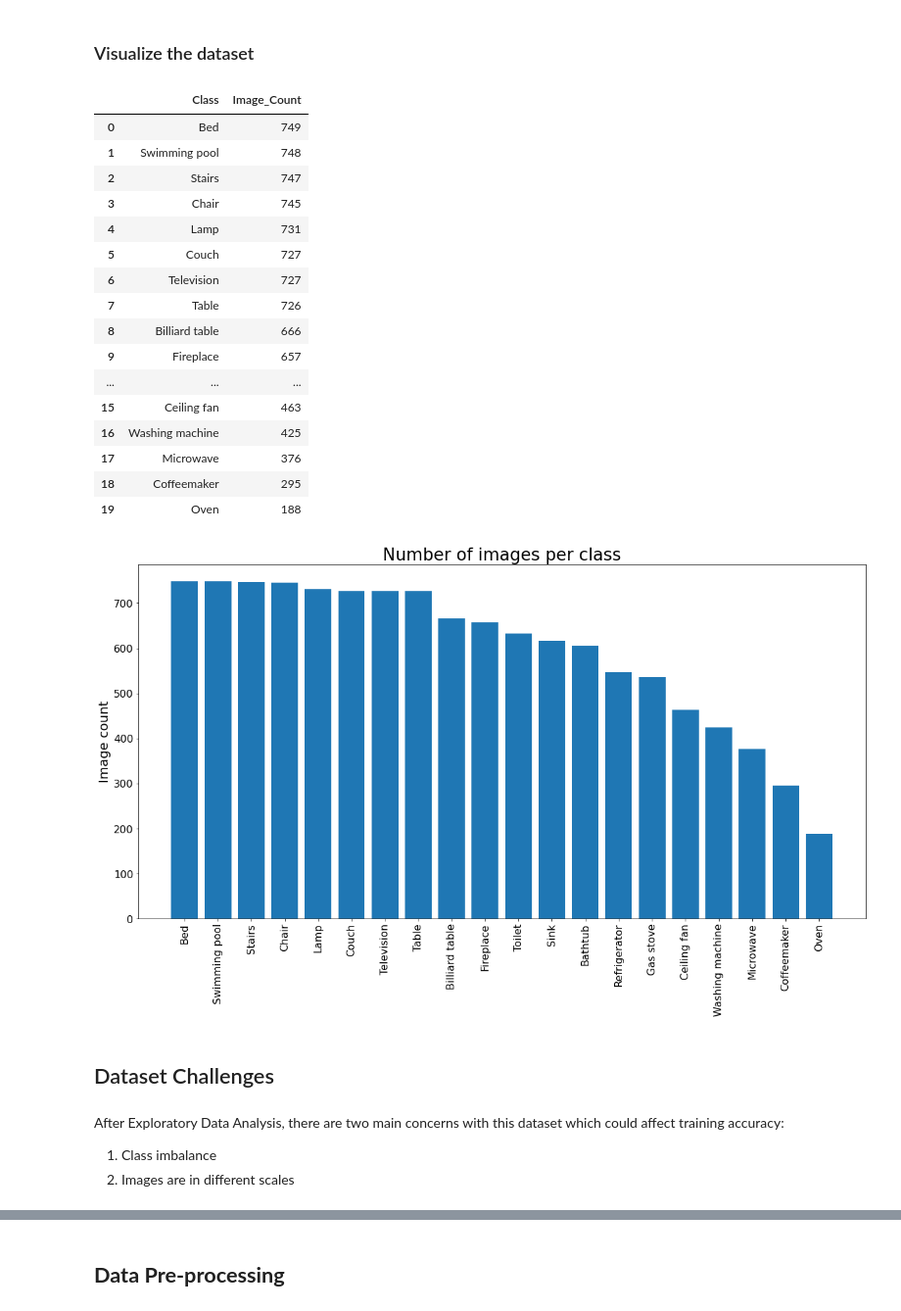
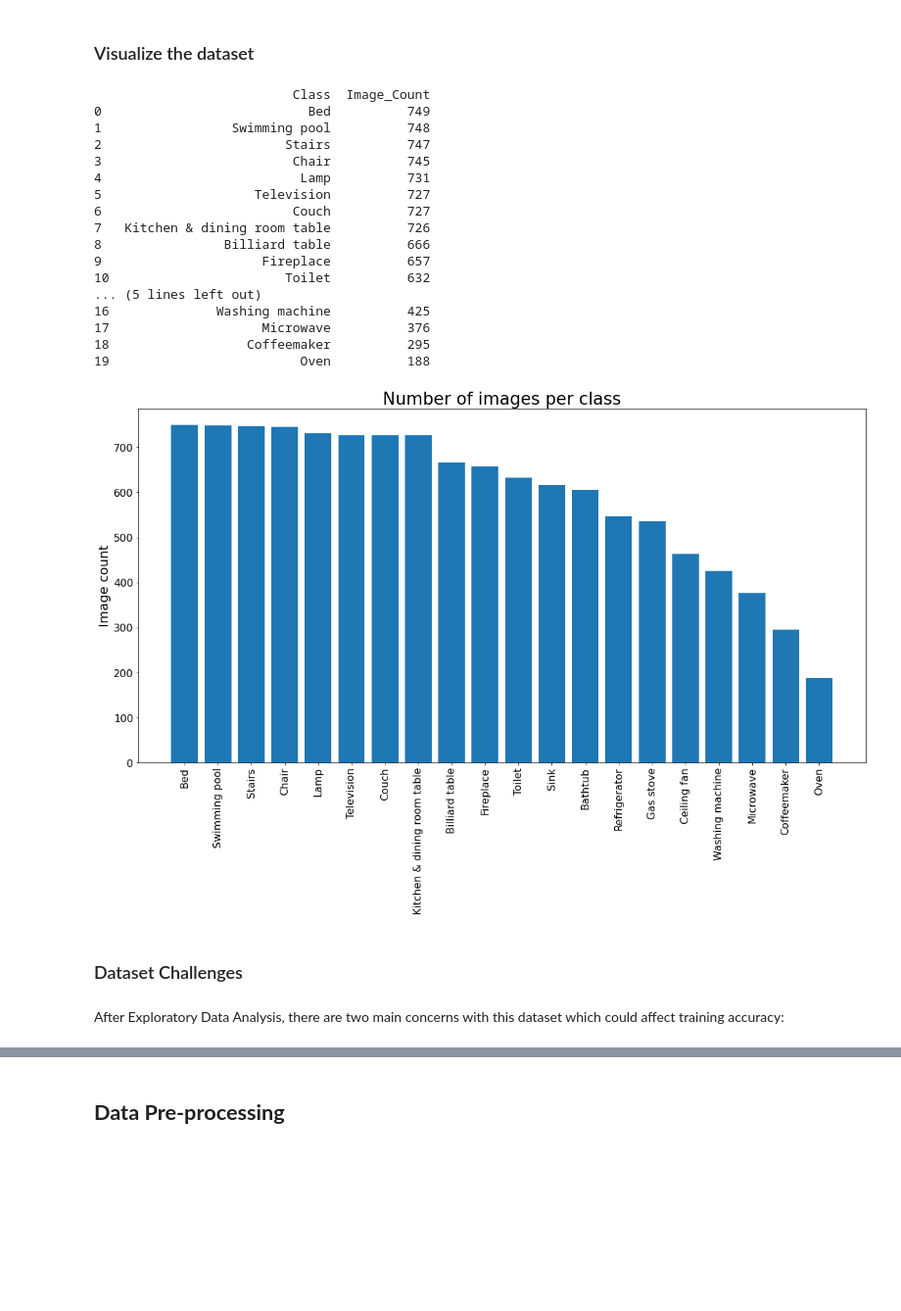
Before and after one commit to jordandarbyshire/amenity_detection, a Jupyter notebook: amenity_detection.ipynb, the cells around one changed output, grey strips where cells are left out. Shown at 98% size. Saved outputs shown, nothing was run; the diff lists cells and outputs as text; code cells hidden in the pictures; blank space fills up the shorter version.

```diff
--- a/amenity_detection.ipynb
+++ b/amenity_detection.ipynb
@@ -140,25 +123,2 @@ image_files
 # %% [markdown]
 ### Visualize the dataset
-# %%
-# This code will read the images from the Dataset folder, put them into a dictionary
-# Used code from https://stackoverflow.com/questions/62114998/python-make-dictionary-with-folder-names-as-key-and-file-names-as-values
-
-import fnmatch
-from collections import defaultdict
-
-train_dict=defaultdict(set)
-for path,dirs,files in os.walk("Dataset"):
-   for f in fnmatch.filter(files,'*.jpg'):
-      train_dict[os.path.basename(path)].add(f)
-
-# print(dict(train_dict))
-# %%
-# Get number of pictures per class, append values to lists (intermediary step to a DataFrame)
-key_list = []
-count_list = []
-
-# Get number of photos per class(folder)
-for k,v in train_dict.items():
-    value = len(list(filter(None, v)))
-    key_list.append(k)
-    count_list.append(value)
@@ -173,32 +124,0 @@ sorted_train_set_df = train_set_df.sort_values(by="Image_Count", ascending=False
-# %%
-sorted_train_set_df.reset_index(inplace=True, drop=True)
-sorted_train_set_df
-# %% [output]
-|  | Class | Image_Count |
-| 0 | Bed | 749 |
-| 1 | Swimming pool | 748 |
-| 2 | Stairs | 747 |
-| 3 | Chair | 745 |
-| 4 | Lamp | 731 |
-| 5 | Couch | 727 |
-| 6 | Television | 727 |
-| 7 | Table | 726 |
-| 8 | Billiard table | 666 |
-| 9 | Fireplace | 657 |
-| ... | ... | ... |
-| 15 | Ceiling fan | 463 |
-| 16 | Washing machine | 425 |
-| 17 | Microwave | 376 |
-| 18 | Coffeemaker | 295 |
-| 19 | Oven | 188 |
-# %%
-# Make a plot of number of images per class
-plt.figure(figsize=(20,10))
-plt.bar(sorted_train_set_df["Class"], sorted_train_set_df["Image_Count"])
-plt.title("Number of images per class", size=26)
-plt.ylabel("Image count", size=20)
-plt.xticks(rotation=90, size=16)
-plt.yticks(size=16)
-plt.show()
-# %% [output]
-[figure, removed]
@@ -205,6 +171,25 @@ plt.show()
+# %%
+visualize_dataset("data/Dataset_20/")
+# %% [output]
+                          Class  Image_Count
+0                           Bed          749
+1                 Swimming pool          748
+2                        Stairs          747
+3                         Chair          745
+4                          Lamp          731
+5                    Television          727
+6                         Couch          727
+7   Kitchen & dining room table          726
+8                Billiard table          666
+9                     Fireplace          657
+10                       Toilet          632
+... (5 lines left out)
+16              Washing machine          425
+17                    Microwave          376
+18                  Coffeemaker          295
+19                         Oven          188
+[figure, added]
 # %% [markdown]
-## Dataset Challenges
+### Dataset Challenges
 # %% [markdown]
 After Exploratory Data Analysis, there are two main concerns with this dataset which could affect training accuracy:
-1. Class imbalance
-2. Images are in different scales
```
Also changed, not shown: parts of 105 cells of this notebook.
